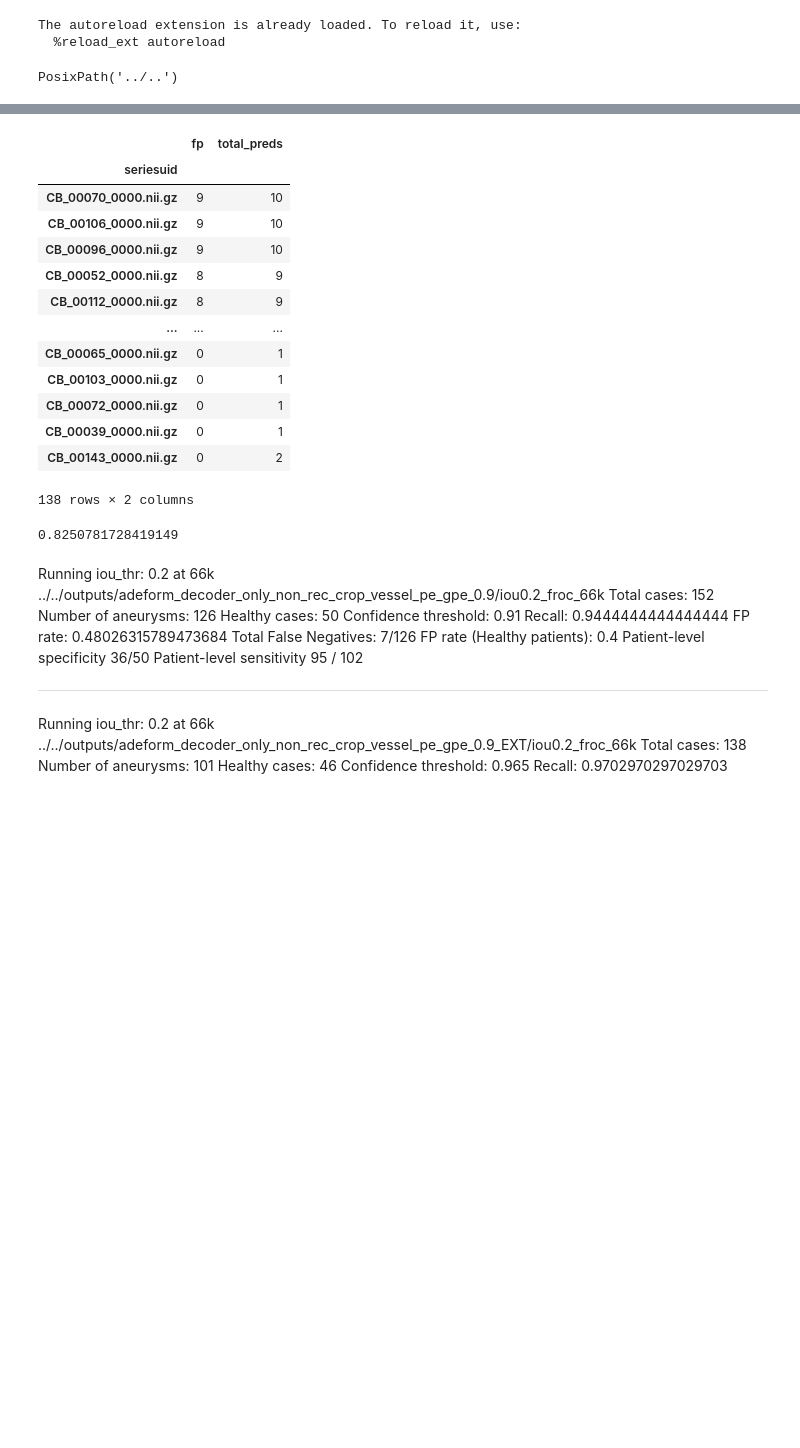
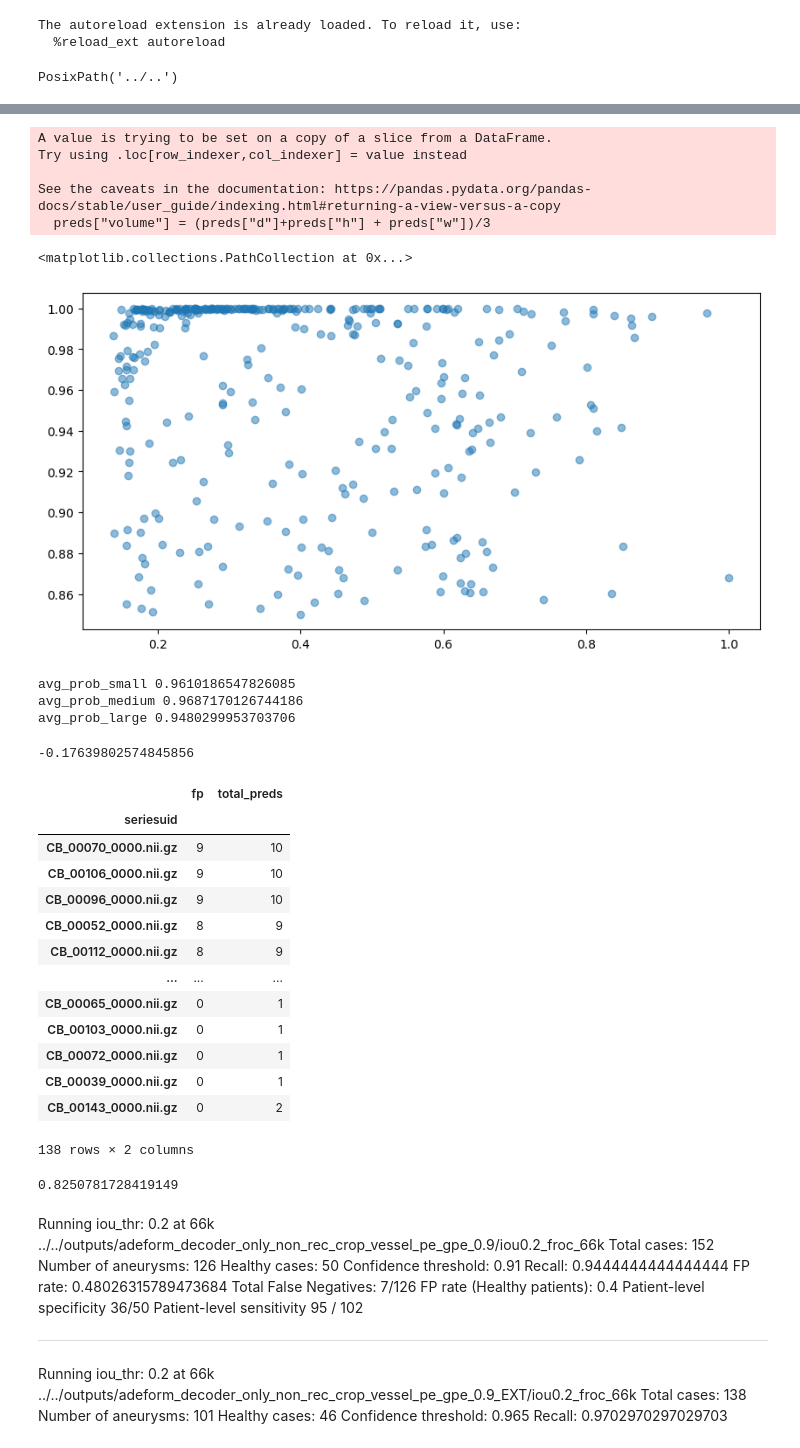
Before and after one commit to alceballosa/deform-aneurysm-detection, a Jupyter notebook: notebooks/stats/mini_froc.ipynb, the cells around one changed output, grey strips where cells are left out. Cells and saved outputs as stored; diff of their text form; code cells hidden in the pictures; blank space fills up the shorter version.

```diff
--- a/notebooks/stats/mini_froc.ipynb
+++ b/notebooks/stats/mini_froc.ipynb
@@ -37,8 +37,8 @@ The autoreload extension is already loaded. To reload it, use:
 PosixPath('../..')
 # %%
 
-iou_thr = 0.2
-exp_base = "postprocess"
+iou_thr = 0.3
+exp_base = "cnn_4l_input_edt"
 
 viz_mode = False
 viz_mode_exp = "_PRIV"
@@ -220 +257,43 @@ preds.to_csv(f"preds_{exp_base}.csv")
+# %%
+preds["volume"] = (preds["d"]+preds["h"] + preds["w"])/3
+preds_2 = preds.copy()
+# do the above but in proper pandas
+preds = preds[preds["seriesuid"].str.contains("CB")]
+probas = preds["probability"].values
+volumes = preds["volume"].values/ preds["volume"].max()
+
+# plot
+
+plt.figure(figsize=(10, 5))
+plt.scatter(volumes, probas, alpha=0.5)
+# %% [output]
+A value is trying to be set on a copy of a slice from a DataFrame.
+Try using .loc[row_indexer,col_indexer] = value instead
+
+See the caveats in the documentation: https://pandas.pydata.org/pandas-docs/stable/user_guide/indexing.html#returning-a-view-versus-a-copy
+  preds["volume"] = (preds["d"]+preds["h"] + preds["w"])/3
+<matplotlib.collections.PathCollection at 0x...>
+[figure, added]
+# %%
+inds_small = np.where(volumes < 0.2)[0]
+inds_medium = np.where((volumes >= 0.2) & (volumes < 0.5))[0]
+inds_large = np.where(volumes >= 0.5)[0]
+
+avg_prob_small = np.mean(probas[inds_small])
+avg_prob_medium = np.mean(probas[inds_medium])
+avg_prob_large = np.mean(probas[inds_large])
+print("avg_prob_small", avg_prob_small)
+print("avg_prob_medium", avg_prob_medium)
+print("avg_prob_large", avg_prob_large)
+# %% [output]
+avg_prob_small 0.9610186547826085
+avg_prob_medium 0.9687170126744186
+avg_prob_large 0.9480299953703706
+# %%
+# compute correlation
+
+correlation = np.corrcoef(volumes, probas)[0, 1]
+correlation
+# %% [output]
+-0.17639802574845856
 # %%
```
Also changed, not shown: parts of 4 cells of this notebook, 7 other files.
